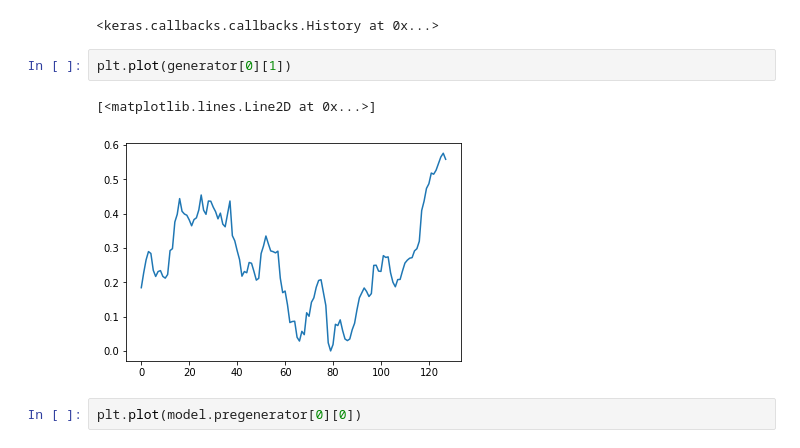
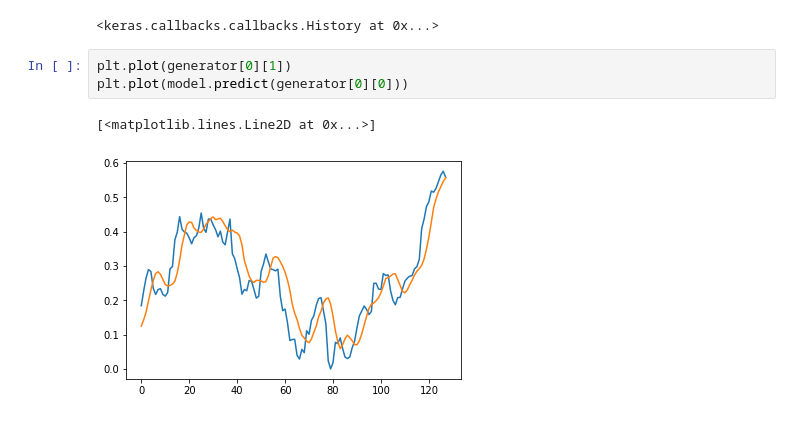
Before and after one commit to coding-blocks-archives/ML-Noida-2019-Aug, a Jupyter notebook: lecture_23/Untitled.ipynb, the cells around one changed output. Cells and saved outputs as stored; diff of their text form.

```diff
--- a/lecture_23/Untitled.ipynb
+++ b/lecture_23/Untitled.ipynb
@@ -139,8 +139,7 @@ Epoch 10/10
 <keras.callbacks.callbacks.History at 0x...>
 # %%
 plt.plot(generator[0][1])
+plt.plot(model.predict(generator[0][0]))
 # %% [output]
 [<matplotlib.lines.Line2D at 0x...>]
-[figure, old version]
+[figure, new version]
-# %%
-plt.plot(model.pregenerator[0][0])
```
